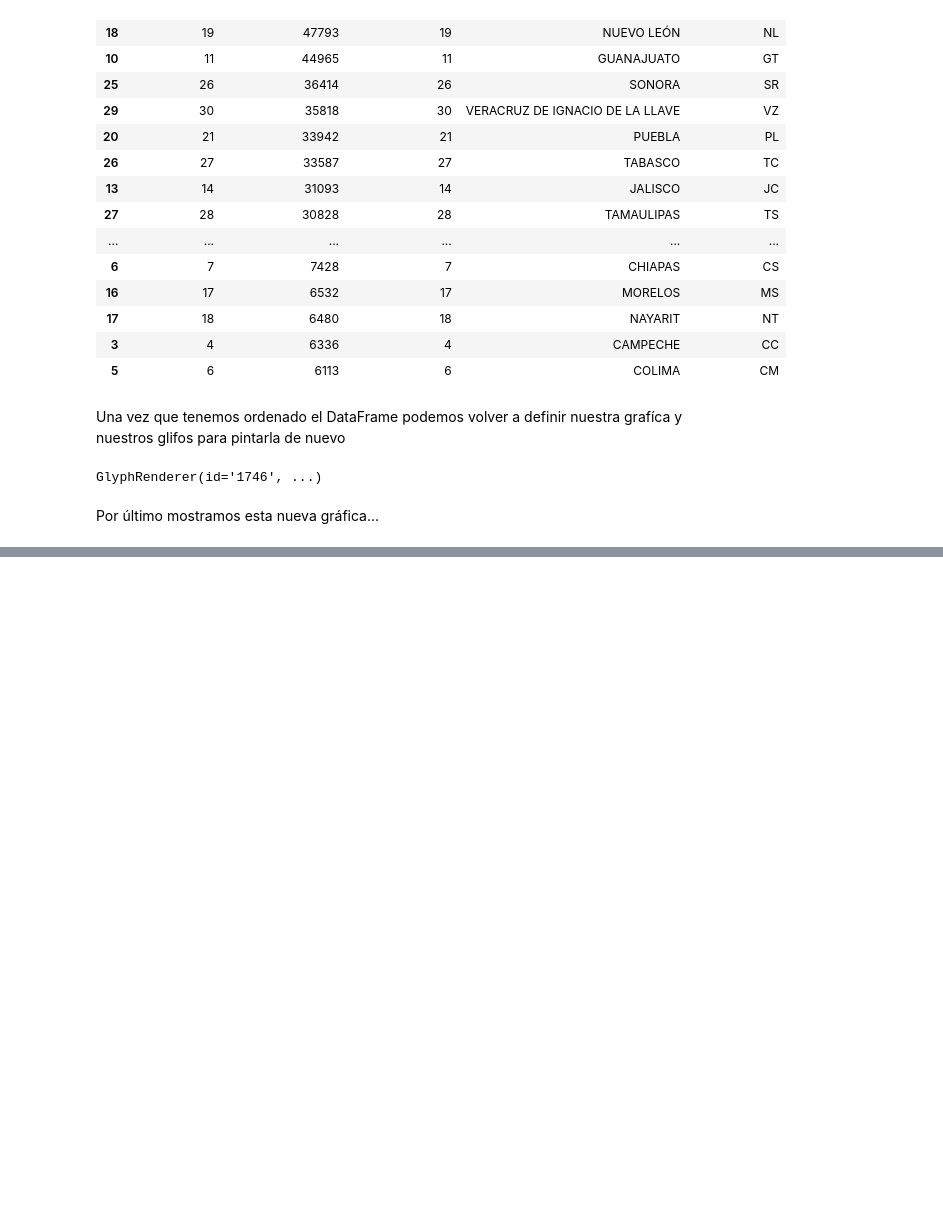
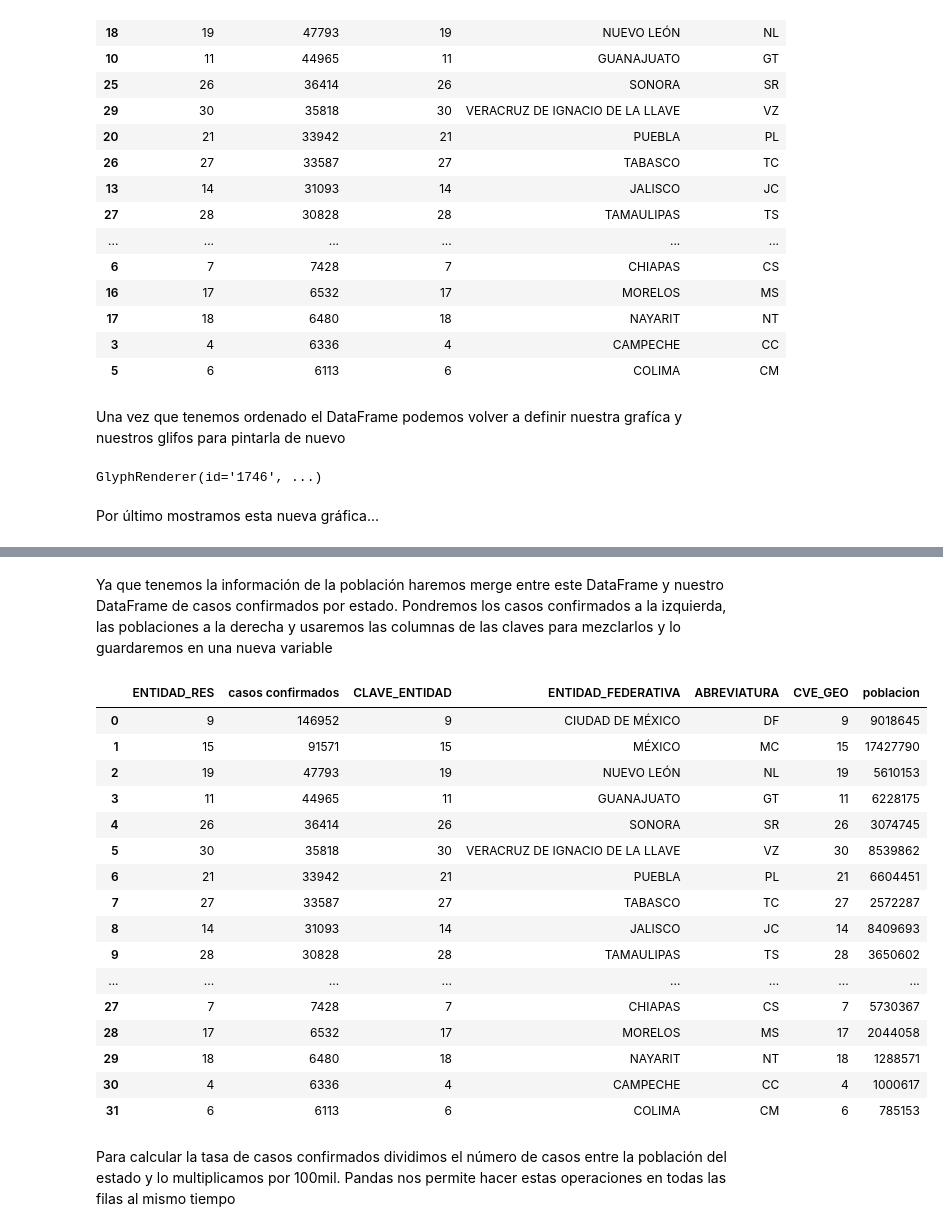
Before and after one commit to irvingfisica/taller01, a Jupyter notebook: taller_python.ipynb, the cells around one changed output, grey strips where cells are left out. Cells and saved outputs as stored; diff of their text form; code cells hidden in the pictures; blank space fills up the shorter version.

```diff
--- a/taller_python.ipynb
+++ b/taller_python.ipynb
@@ -880,0 +885,2 @@ bpl.show(s)
+# %%
+poblaciones = pd.read_csv("http://www.conapo.gob.mx/work/models/CONAPO/Datos_Abiertos/Proyecciones2018/pob_mit_proyecciones.csv", encoding="latin1")
@@ -880,0 +905,3 @@ bpl.show(s)
+# %%
+pob2020 = poblaciones[poblaciones["AÑO"]==2020]
+pob2020
@@ -880,0 +971,25 @@ bpl.show(s)
+# %% [markdown]
+Ya que tenemos la información de la población haremos merge entre este DataFrame y nuestro DataFrame de casos confirmados por estado. Pondremos los casos confirmados a la izquierda, las poblaciones a la derecha y usaremos las columnas de las claves para mezclarlos y lo guardaremos en una nueva variable
+# %%
+conf_pob_edo = pd.merge(confirmados_edo,poblacion_edo,how="left",left_on="CLAVE_ENTIDAD",right_on="CVE_GEO")
+conf_pob_edo
+# %% [output]
+|  | ENTIDAD_RES | casos confirmados | CLAVE_ENTIDAD | ENTIDAD_FEDERATIVA | ABREVIATURA | CVE_GEO | poblacion |
+| 0 | 9 | 146952 | 9 | CIUDAD DE MÉXICO | DF | 9 | 9018645 |
+| 1 | 15 | 91571 | 15 | MÉXICO | MC | 15 | 17427790 |
+| 2 | 19 | 47793 | 19 | NUEVO LEÓN | NL | 19 | 5610153 |
+| 3 | 11 | 44965 | 11 | GUANAJUATO | GT | 11 | 6228175 |
+| 4 | 26 | 36414 | 26 | SONORA | SR | 26 | 3074745 |
+| 5 | 30 | 35818 | 30 | VERACRUZ DE IGNACIO DE LA LLAVE | VZ | 30 | 8539862 |
+| 6 | 21 | 33942 | 21 | PUEBLA | PL | 21 | 6604451 |
+| 7 | 27 | 33587 | 27 | TABASCO | TC | 27 | 2572287 |
+| 8 | 14 | 31093 | 14 | JALISCO | JC | 14 | 8409693 |
+| 9 | 28 | 30828 | 28 | TAMAULIPAS | TS | 28 | 3650602 |
+| ... | ... | ... | ... | ... | ... | ... | ... |
+| 27 | 7 | 7428 | 7 | CHIAPAS | CS | 7 | 5730367 |
+| 28 | 17 | 6532 | 17 | MORELOS | MS | 17 | 2044058 |
+| 29 | 18 | 6480 | 18 | NAYARIT | NT | 18 | 1288571 |
+| 30 | 4 | 6336 | 4 | CAMPECHE | CC | 4 | 1000617 |
+| 31 | 6 | 6113 | 6 | COLIMA | CM | 6 | 785153 |
+# %% [markdown]
+Para calcular la tasa de casos confirmados dividimos el número de casos entre la población del estado y lo multiplicamos por 100mil. Pandas nos permite hacer estas operaciones en todas las filas al mismo tiempo
```
Also changed, not shown: parts of 18 cells of this notebook.
